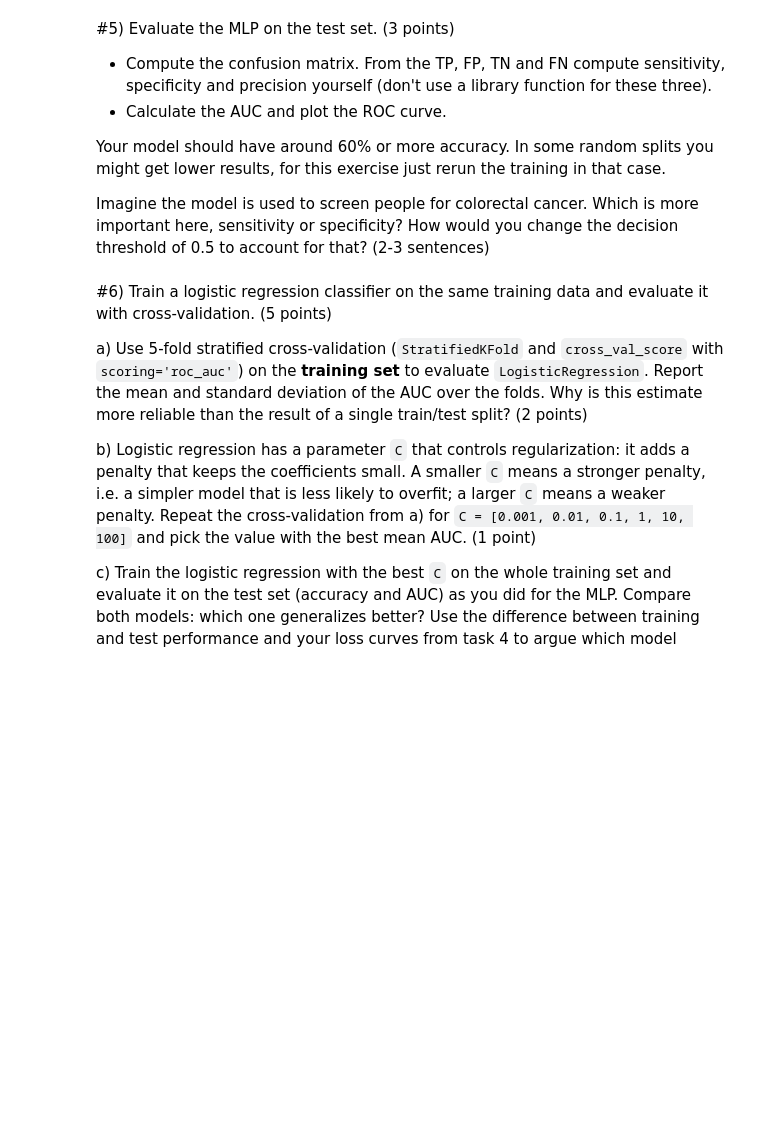
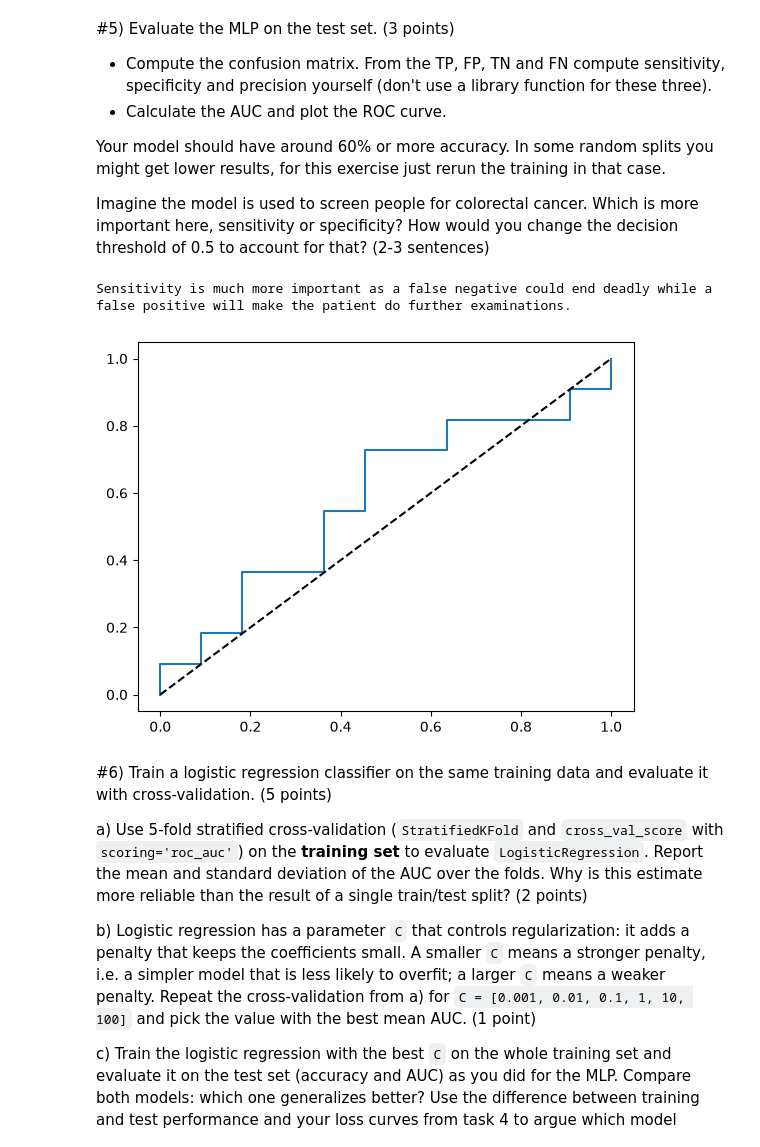
Before and after one commit to Kjescha0/BKIM, a Jupyter notebook: Exercise 2/Exercise_2_v2.ipynb, the cells around one changed output. Drawn from its saved outputs; the diff is of its cells as text; code cells hidden in the pictures; blank space fills up the shorter version.

```diff
--- a/Exercise 2/Exercise_2_v2.ipynb
+++ b/Exercise 2/Exercise_2_v2.ipynb
@@ -278,21 +278,28 @@ Imagine the model is used to screen people for colorectal cancer. Which is more
 # %%
 # Calculate performance metrics here
 model.eval()
 with torch.no_grad():
     proba = torch.softmax(model(X_test), dim=1)[:, 1].numpy()
 y_true = y_test.numpy()
 pred = (proba >= 0.5).astype(int)
 
 tn, fp, fn, tp = confusion_matrix(y_true, pred).ravel()
 
 sensitivity = tp / (tp + fn)   # how many cancer patients were correctly found?
 specificity = tn / (tn + fp)   # how many healthy patients were correctly found?
 precision   = tp / (tp + fp)   # how often is it correct when the model declares unhealthy?
 
 auc = roc_auc_score(y_true, proba)
 fpr, tpr, _ = roc_curve(y_true, proba)
 plt.plot(fpr, tpr, label=f'AUC = {auc:.2f}')
 plt.plot([0, 1], [0, 1], 'k--')
+
+print(
+    "Sensitivity is much more important as a false negative could end deadly while a false positive will make the patient do further examinations."
+)
+# %% [output]
+Sensitivity is much more important as a false negative could end deadly while a false positive will make the patient do further examinations.
+[figure, added]
 # %% [markdown]
 #6)
 Train a logistic regression classifier on the same training data and evaluate it with cross-validation. (5 points)
```
Also changed, not shown: parts of 9 cells of this notebook.
